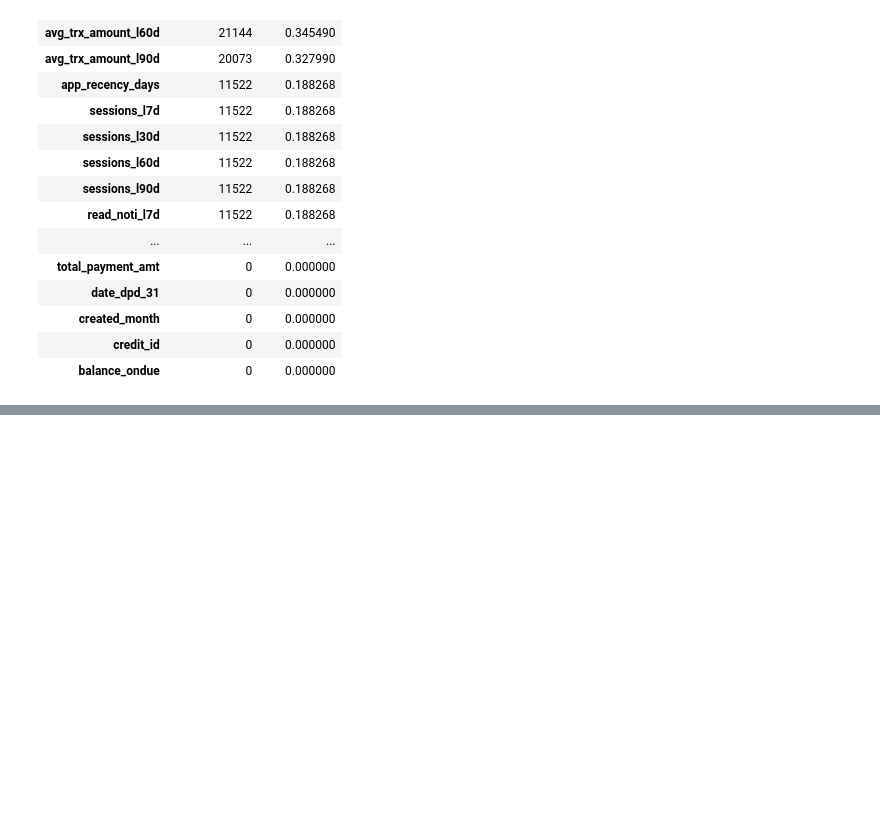
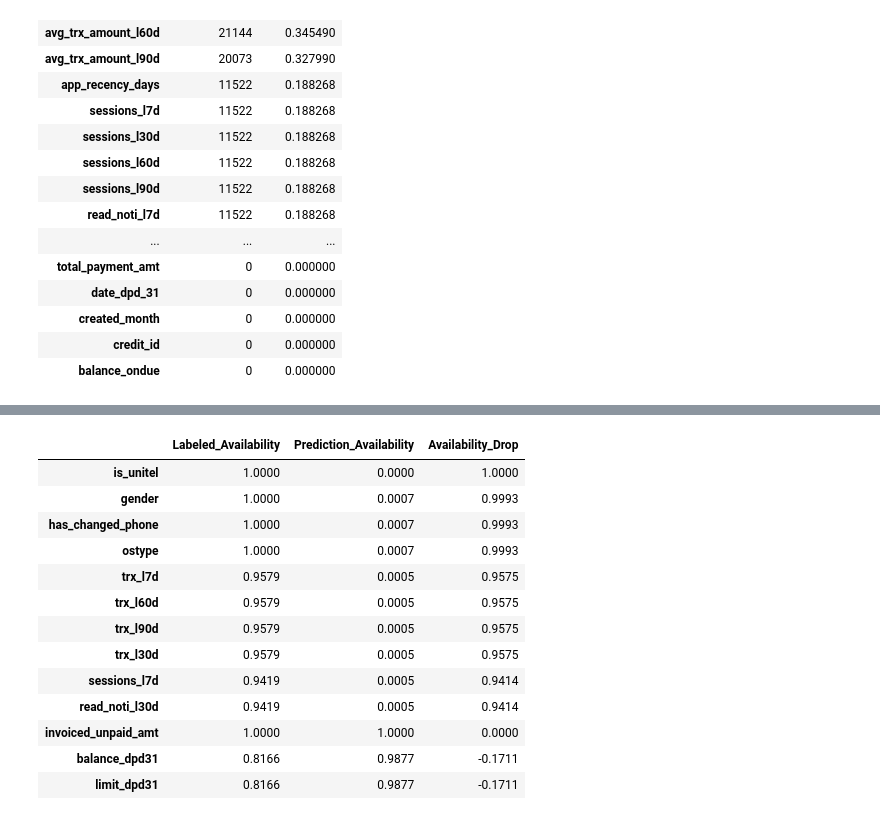
Before and after one commit to Khishigjargal42/toki_ds_task, a Jupyter notebook: notebooks/Toki_DPD91_Final.ipynb, the cells around one changed output, grey strips where cells are left out. Saved outputs shown, nothing was run; the diff lists cells and outputs as text; code cells hidden in the pictures; blank space fills up the shorter version.

```diff
--- a/notebooks/Toki_DPD91_Final.ipynb
+++ b/notebooks/Toki_DPD91_Final.ipynb
@@ -417,0 +648,43 @@ display(missing_summary)
+# %%
+# ============================================================
+# 5.4 Feature Availability: Labeled vs Prediction
+# ============================================================
+
+availability_comparison = pd.DataFrame({
+    "Labeled_Availability": (
+        user_list.loc[labeled_mask, availability_features]
+        .notna()
+        .mean()
+    ),
+    "Prediction_Availability": (
+        user_list.loc[unlabeled_mask, availability_features]
+        .notna()
+        .mean()
+    )
+})
+
+availability_comparison["Availability_Drop"] = (
+    availability_comparison["Labeled_Availability"]
+    - availability_comparison["Prediction_Availability"]
+)
+
+display(
+    availability_comparison
+    .sort_values("Availability_Drop", ascending=False)
+    .round(4)
+)
+# %% [output]
+|  | Labeled_Availability | Prediction_Availability | Availability_Drop |
+| is_unitel | 1.0000 | 0.0000 | 1.0000 |
+| gender | 1.0000 | 0.0007 | 0.9993 |
+| has_changed_phone | 1.0000 | 0.0007 | 0.9993 |
+| ostype | 1.0000 | 0.0007 | 0.9993 |
+| trx_l7d | 0.9579 | 0.0005 | 0.9575 |
+| trx_l60d | 0.9579 | 0.0005 | 0.9575 |
+| trx_l90d | 0.9579 | 0.0005 | 0.9575 |
+| trx_l30d | 0.9579 | 0.0005 | 0.9575 |
+| sessions_l7d | 0.9419 | 0.0005 | 0.9414 |
+| read_noti_l30d | 0.9419 | 0.0005 | 0.9414 |
+| invoiced_unpaid_amt | 1.0000 | 1.0000 | 0.0000 |
+| balance_dpd31 | 0.8166 | 0.9877 | -0.1711 |
+| limit_dpd31 | 0.8166 | 0.9877 | -0.1711 |
```
Also changed, not shown: parts of 17 cells of this notebook.
